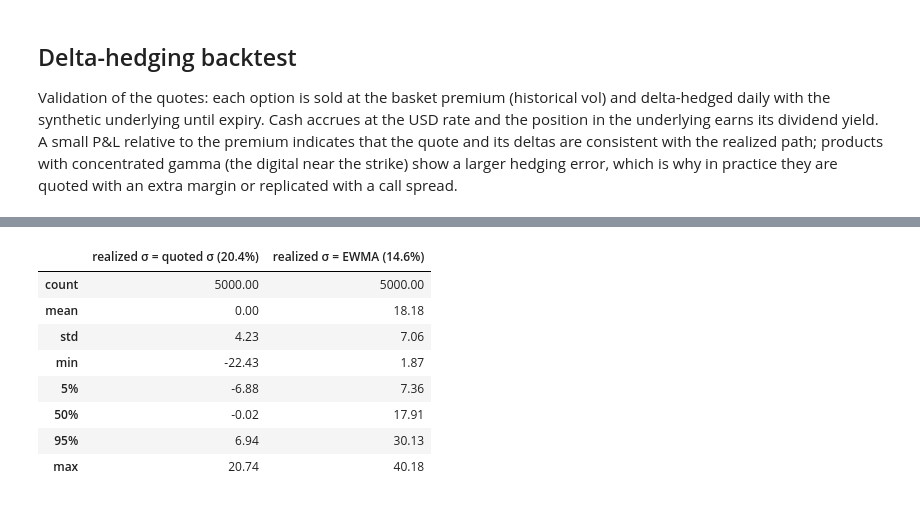
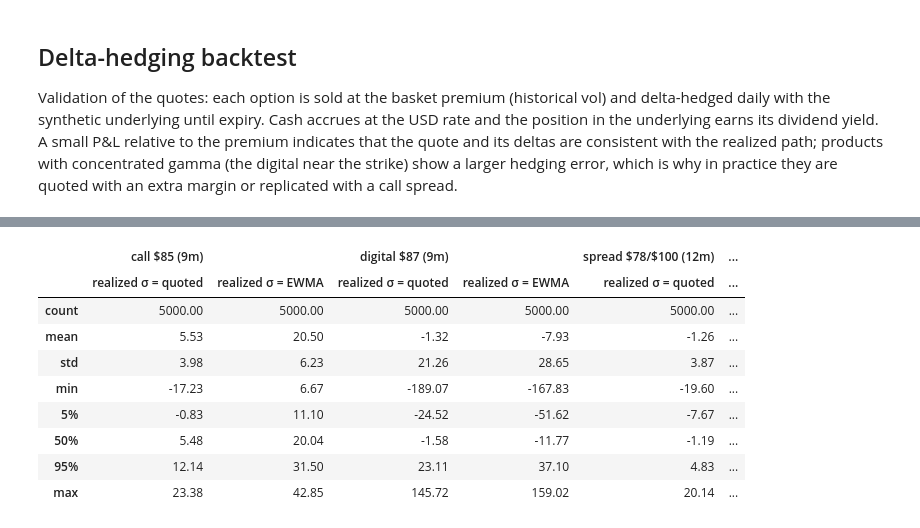
Before and after one commit to Aldo10F/acwi-synthetic-options, a Jupyter notebook: acwi_synthetic_options.ipynb, the cells around one changed output, grey strips where cells are left out. Drawn from its saved outputs; the diff is of its cells as text; code cells hidden in the pictures.

```diff
--- a/acwi_synthetic_options.ipynb
+++ b/acwi_synthetic_options.ipynb
@@ -246,8 +256,7 @@ components = list(X.columns)
 weights = final_model.params / final_model.params.sum()
 print(weights.round(4))
 
-data['ACWI_synthetic'] = data[components].dot(weights)
-prices['ACWI_synthetic'] = prices[components].dot(weights)
+# the log-return replica of the regression (the tradeable price basket is built at the valuation date)
 returns['ACWI_synthetic'] = returns[components].dot(weights)
 
 portfolio = 1_000_000 * np.exp(returns[['ACWI', 'ACWI_synthetic']].cumsum())
@@ -532,0 +615,16 @@ Historical volatility of the synthetic index:   20.41%
+# %%
+def basket_call_skew(K, T, slope):
+    """Basket-of-calls quote with each leg on a skewed vol; slope in vol pts per 10% log-moneyness."""
+    sig = vol_hist[components].values + slope / 100 * np.log(K / S_A) / 0.10
+    return (units.values * call(S0.values, S0.values * K / S_A, T, r_usd, div[components].values, sig)).sum()
+
+h = 0.87   # the ±1% call-spread replication of the $1 digital payoff
+slopes = [0, -1, -2, -3]
+skew_table = pd.DataFrame({
+    'call $85 (9m)': {s: basket_call_skew(85, 0.75, s) for s in slopes},
+    'digital $87 (9m)': {s: (basket_call_skew(87 - h, 0.75, s) - basket_call_skew(87 + h, 0.75, s)) / (2 * h)
+                         for s in slopes},
+    'call spread $78/$100 (12m)': {s: basket_call_skew(78, 1.0, s) - basket_call_skew(100, 1.0, s) for s in slopes}})
+skew_table.index.name = 'skew slope (vol pts per 10% moneyness)'
+pd.concat([skew_table.round(3), (skew_table / skew_table.iloc[0] - 1).map('{:+.1%}'.format)],
+          axis=1, keys=['price', 'vs flat vol'])
@@ -575,36 +686,53 @@ The backtest above is a single realized path. To assess the quote in general, GB
 # %%
-def mc_hedge(K, T0, sigma_quote, sigma_realized, n_sims=5000, seed=42):
-    """P&L (% of premium) from selling the call at sigma_quote and hedging daily, over GBM at sigma_realized."""
+corr_hist = prior_returns[components].corr().values
+
+def mc_hedge_basket(quote, delta_fn, payoff, T0, vols, n_sims=5000, seed=42):
+    """Sell at the basket-of-options quote and delta-hedge the synthetic index daily; the six
+    legs follow correlated GBMs (historical correlation, per-leg vols) and the synthetic is
+    their dollar-weighted basket, exactly as in the realized backtest."""
     rng = np.random.default_rng(seed)
     m = round(T0 * 252)
     dt = T0 / m
-    steps = (r_usd - q_syn - sigma_realized**2 / 2) * dt + sigma_realized * np.sqrt(dt) * rng.standard_normal((m, n_sims))
-    S = S_syn * np.exp(np.vstack([np.zeros(n_sims), np.cumsum(steps, axis=0)]))
+    cov = corr_hist * np.outer(vols[components], vols[components])
+    steps = (r_usd - div[components].values - np.diag(cov) / 2) * dt \
+            + rng.standard_normal((m, n_sims, len(components))) @ np.linalg.cholesky(cov).T * np.sqrt(dt)
+    legs = S0.values * np.exp(np.concatenate([np.zeros((1, n_sims, len(components))), np.cumsum(steps, axis=0)]))
+    S = legs @ units.values
     T = T0 - np.arange(m)[:, None] * dt
-    delta = call_delta(S[:-1], K, T, r_usd, q_syn, sigma_quote)
-
-    premium = call(S_syn, K, T0, r_usd, q_syn, sigma_quote)
-    cash = premium - delta[0] * S[0]
+    delta = delta_fn(S[:-1], T)
+    cash = quote - delta[0] * S[0]
     for i in range(1, m):
         cash = cash * np.exp(r_usd * dt) + delta[i - 1] * S[i - 1] * q_syn * dt
         cash -= (delta[i] - delta[i - 1]) * S[i]
     cash = cash * np.exp(r_usd * dt) + delta[-1] * S[-2] * q_syn * dt
-    pnl = delta[-1] * S[-1] + cash - np.maximum(S[-1] - K, 0)
-    return pnl / premium * 100
+    pnl = delta[-1] * S[-1] + cash - payoff(S[-1])
+    return pnl / quote * 100
 
-scenarios = pd.DataFrame({
-    f'realized σ = quoted σ ({v_syn:.1%})': mc_hedge(K85s, 0.75, v_syn, v_syn),
-    f'realized σ = EWMA ({vol_ewma["ACWI_synthetic"]:.1%})': mc_hedge(K85s, 0.75, v_syn, vol_ewma['ACWI_synthetic']),
-})
-scenarios.describe(percentiles=[0.05, 0.5, 0.95]).round(2)
+products = {
+    'call $85 (9m)': (call85_hist.iloc[0]['ACWI_synthetic'],
+                      lambda s, t: call_delta(s, K85s, t, r_usd, q_syn, v_syn),
+                      lambda s: np.maximum(s - K85s, 0), 0.75),
+    'digital $87 (9m)': (digital87_hist.iloc[0]['ACWI_synthetic'],
+                         lambda s, t: digital_delta(s, K87s, t, r_usd, q_syn, v_syn),
+                         lambda s: (s > K87s).astype(float), 0.75),
+    'spread $78/$100 (12m)': (spread_hist.iloc[0]['ACWI_synthetic'],
+                              lambda s, t: call_delta(s, K78s, t, r_usd, q_syn, v_syn)
+                                           - call_delta(s, K100s, t, r_usd, q_syn, v_syn),
+                              lambda s: np.clip(s - K78s, 0, K100s - K78s), 1.0),
+}
+mc = pd.DataFrame({(name, scen): mc_hedge_basket(quote, delta_fn, payoff, T0, vols)
+                   for name, (quote, delta_fn, payoff, T0) in products.items()
+                   for scen, vols in [('realized σ = quoted', vol_hist), ('realized σ = EWMA', vol_ewma)]})
+mc.describe(percentiles=[0.05, 0.5, 0.95]).round(2)
 # %% [output]
-|  | realized σ = quoted σ (20.4%) | realized σ = EWMA (14.6%) |
-| count | 5000.00 | 5000.00 |
-| mean | 0.00 | 18.18 |
-| std | 4.23 | 7.06 |
-| min | -22.43 | 1.87 |
-| 5% | -6.88 | 7.36 |
-| 50% | -0.02 | 17.91 |
-| 95% | 6.94 | 30.13 |
-| max | 20.74 | 40.18 |
+|  | call $85 (9m) |  | digital $87 (9m) |  | spread $78/$100 (12m) | ... |
+|  | realized σ = quoted | realized σ = EWMA | realized σ = quoted | realized σ = EWMA | realized σ = quoted | ... |
+| count | 5000.00 | 5000.00 | 5000.00 | 5000.00 | 5000.00 | ... |
+| mean | 5.53 | 20.50 | -1.32 | -7.93 | -1.26 | ... |
+| std | 3.98 | 6.23 | 21.26 | 28.65 | 3.87 | ... |
+| min | -17.23 | 6.67 | -189.07 | -167.83 | -19.60 | ... |
+| 5% | -0.83 | 11.10 | -24.52 | -51.62 | -7.67 | ... |
+| 50% | 5.48 | 20.04 | -1.58 | -11.77 | -1.19 | ... |
+| 95% | 12.14 | 31.50 | 23.11 | 37.10 | 4.83 | ... |
+| max | 23.38 | 42.85 | 145.72 | 159.02 | 20.14 | ... |
 # %%
```
Also changed, not shown: parts of 31 cells of this notebook, 1 other file.
